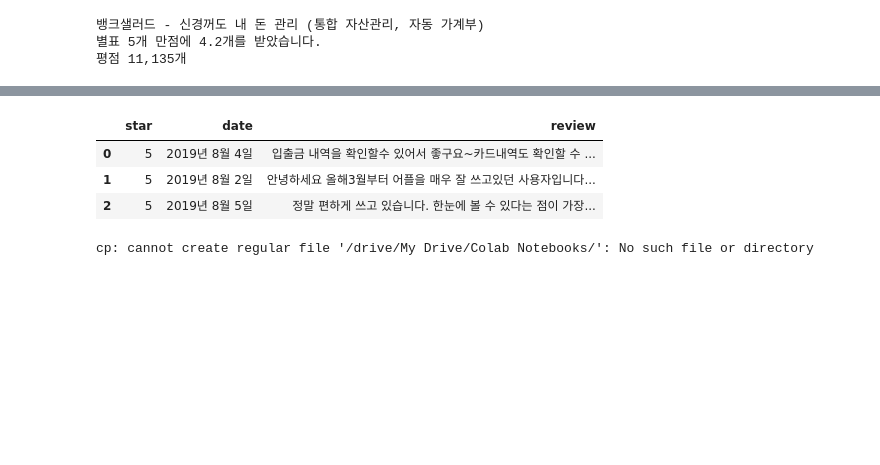
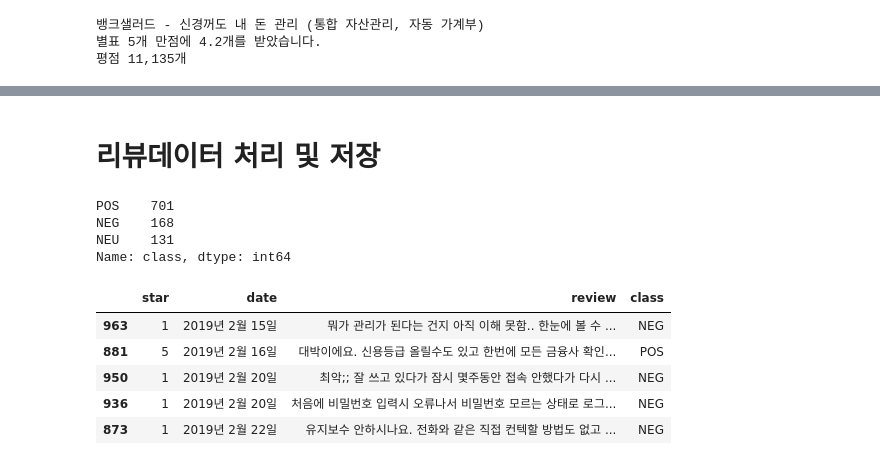
Before and after one commit to supportchelsea/Sentiment-Analysis, a Jupyter notebook: google_store_crawler.ipynb, the cells around one changed output, grey strips where cells are left out. Saved outputs shown, nothing was run; the diff lists cells and outputs as text; code cells hidden in the pictures; blank space fills up the shorter version.

Commit message:
Colaboratory를 통해 생성됨

```diff
--- a/google_store_crawler.ipynb
+++ b/google_store_crawler.ipynb
@@ -112,19 +108,31 @@ for expand_page in expand_pages:
     dfRow['review'].append(ind_rev.text)
 # %%
 driver.quit()
+# %% [markdown]
+# 리뷰데이터 처리 및 저장
 # %%
-df = pd.DataFrame.from_dict(dfRow)
-df.head(3)
+df = pd.DataFrame.from_dict(dfRow).sort_values('date')
-# %% [output]
-|  | star | date | review |
-| 0 | 5 | 2019년 8월 4일 | 입출금 내역을 확인할수 있어서 좋구요~카드내역도 확인할 수 ... |
-| 1 | 5 | 2019년 8월 2일 | 안녕하세요 올해3월부터 어플을 매우 잘 쓰고있던 사용자입니다... |
-| 2 | 5 | 2019년 8월 5일 | 정말 편하게 쓰고 있습니다. 한눈에 볼 수 있다는 점이 가장... |
+# %%
+df['class'] = ['NEG' if int(v) < 3 else 'NEU' if int(v) == 3 else 'POS' for v in df['star']]
+# %%
+df['class'].value_counts()
+# %% [output]
+POS    701
+NEG    168
+NEU    131
+Name: class, dtype: int64
+# %%
+df.head()
+# %% [output]
+|  | star | date | review | class |
+| 963 | 1 | 2019년 2월 15일 | 뭐가 관리가 된다는 건지 아직 이해 못함.. 한눈에 볼 수 ... | NEG |
+| 881 | 5 | 2019년 2월 16일 | 대박이에요. 신용등급 올릴수도 있고 한번에 모든 금융사 확인... | POS |
+| 950 | 1 | 2019년 2월 20일 | 최악;; 잘 쓰고 있다가 잠시 몇주동안 접속 안했다가 다시 ... | NEG |
+| 936 | 1 | 2019년 2월 20일 | 처음에 비밀번호 입력시 오류나서 비밀번호 모르는 상태로 로그... | NEG |
+| 873 | 1 | 2019년 2월 22일 | 유지보수 안하시나요. 전화와 같은 직접 컨텍할 방법도 없고 ... | NEG |
 # %%
 from google.colab import files
 
 df.to_csv('banksalad_review.csv')
-# %% [output]
-cp: cannot create regular file '/drive/My Drive/Colab Notebooks/': No such file or directory
 # %%
 !cp banksalad_review.csv drive/My\ Drive/Colab\ Notebooks/
```
Also changed, not shown: parts of 1 cell of this notebook.
